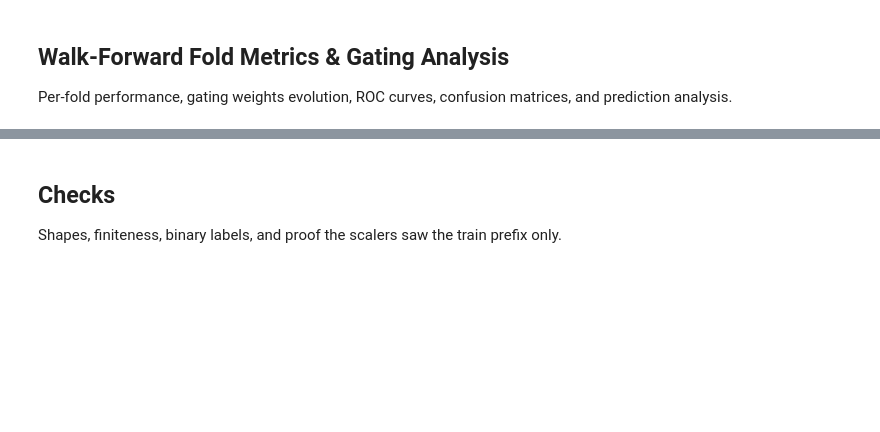
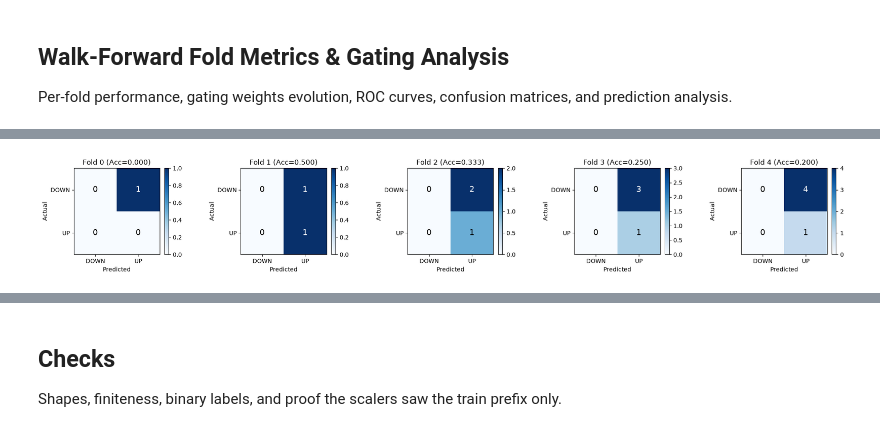
Before and after one commit to jwjooth/msdl-jci, a Jupyter notebook: notebooks/development.ipynb, the cells around one changed output, grey strips where cells are left out. Cells and saved outputs as stored; diff of their text form; code cells hidden in the pictures; blank space fills up the shorter version.

```diff
--- a/notebooks/development.ipynb
+++ b/notebooks/development.ipynb
@@ -709,43 +700,38 @@ else:
 # %%
 from sklearn.metrics import confusion_matrix
 
-if _HAS_TORCH and wf_metrics and "fold_metrics" in wf_metrics:
-    fm = wf_metrics["fold_metrics"]
+if _HAS_TORCH and wf_metrics and 'fold_metrics' in wf_metrics:
+    fm = wf_metrics['fold_metrics']
     n_folds = len(fm)
-    fig, axes = plt.subplots(1, n_folds, figsize=(4 * n_folds, 3))
+    fig, axes = plt.subplots(1, n_folds, figsize=(4*n_folds, 3))
     if n_folds == 1:
         axes = [axes]
 
     for idx, m in enumerate(fm):
         ax = axes[idx]
-        pred_labels = [1 if p > 0.5 else 0 for p in m["preds"]]
-        truths = m["truths"]
+        pred_labels = [1 if p > 0.5 else 0 for p in m['preds']]
+        truths = m['truths']
         cm = confusion_matrix(truths, pred_labels, labels=[0, 1])
-        im = ax.imshow(cm, interpolation="nearest", cmap="Blues", vmin=0, vmax=max(cm.max(), 1))
-        ax.set_title(f"Fold {m['fold']} (Acc={m['acc']:.3f})")
+        im = ax.imshow(cm, interpolation='nearest', cmap='Blues', vmin=0, vmax=max(cm.max(), 1))
+        ax.set_title(f'Fold {m["fold"]} (Acc={m["acc"]:.3f})')
         ax.set_xticks([0, 1])
         ax.set_yticks([0, 1])
-        ax.set_xticklabels(["DOWN", "UP"])
-        ax.set_yticklabels(["DOWN", "UP"])
-        ax.set_xlabel("Predicted")
-        ax.set_ylabel("Actual")
+        ax.set_xticklabels(['DOWN', 'UP'])
+        ax.set_yticklabels(['DOWN', 'UP'])
+        ax.set_xlabel('Predicted')
+        ax.set_ylabel('Actual')
         # Annotate
         for i in range(2):
             for j in range(2):
-                ax.text(
-                    j,
-                    i,
-                    str(cm[i, j]),
-                    ha="center",
-                    va="center",
-                    fontsize=14,
-                    color="white" if cm[i, j] > cm.max() / 2 else "black",
-                )
+                ax.text(j, i, str(cm[i, j]), ha='center', va='center', fontsize=14,
+                       color='white' if cm[i, j] > cm.max()/2 else 'black')
         plt.colorbar(im, ax=ax, fraction=0.046, pad=0.04)
 
     plt.tight_layout()
     plt.show()
 else:
     print("No fold data for confusion matrices.")
+# %% [output]
+[figure, added]
 # %%
 # Gating weights distribution histograms
```
Also changed, not shown: parts of 12 cells of this notebook.
